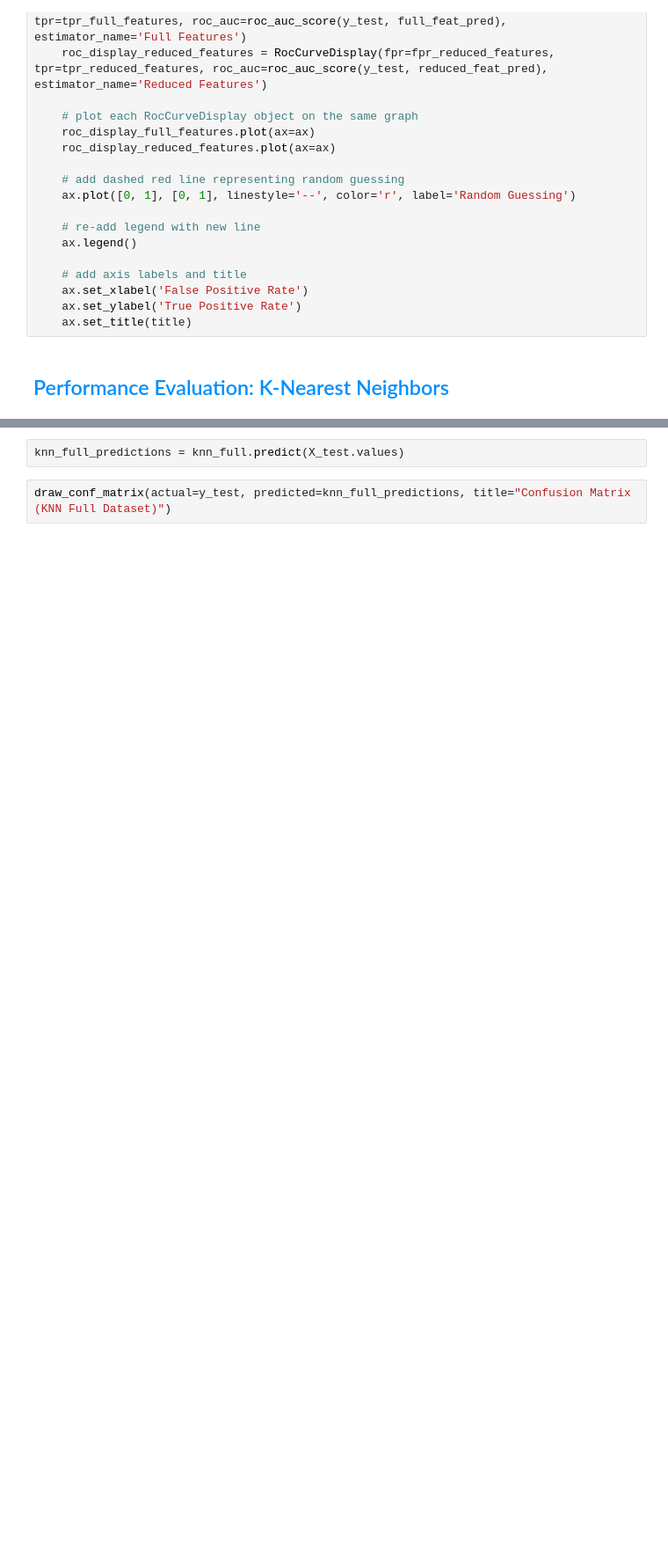
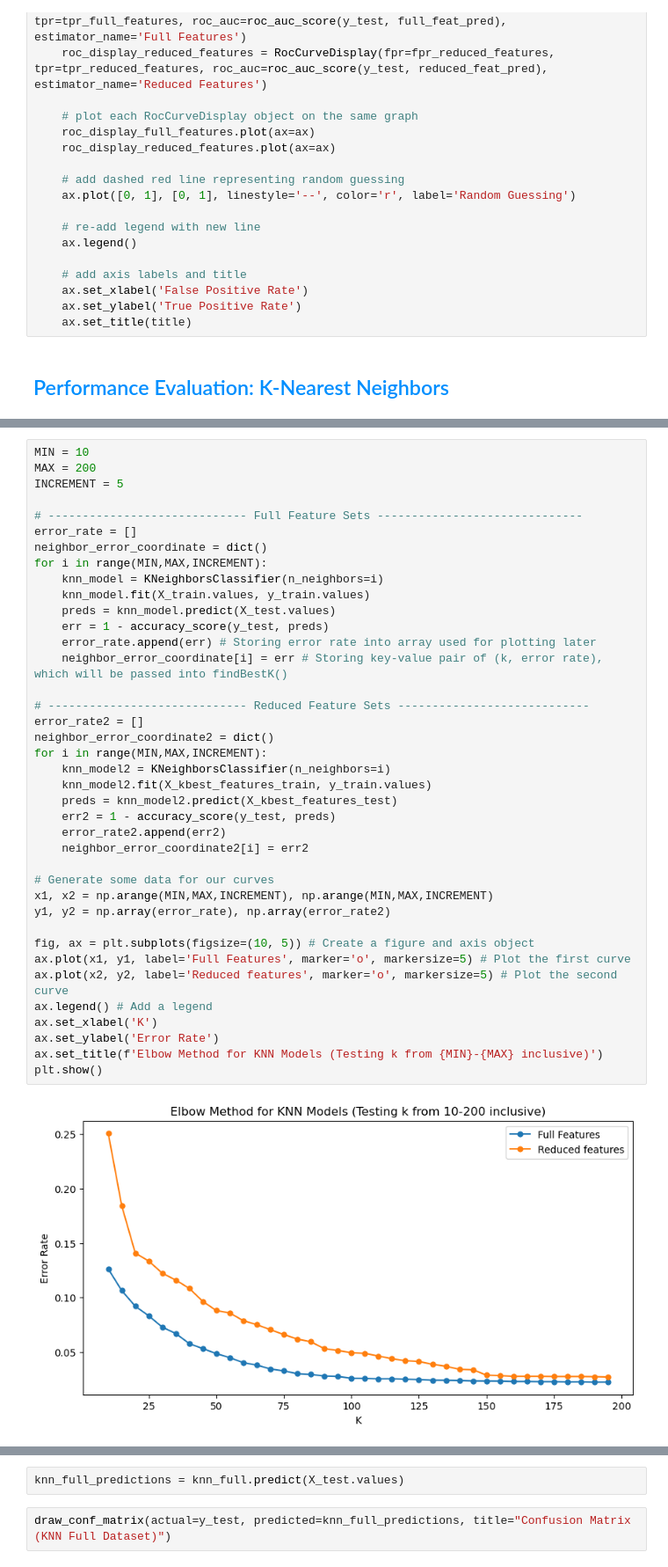
Before and after one commit to JustinBui/CPSC483-URL-Classifier, a Jupyter notebook: 2 - ML Modeling.ipynb, the cells around one changed output, grey strips where cells are left out. Shown at 88% size. Drawn from its saved outputs; the diff is of its cells as text; blank space fills up the shorter version.

Commit message:
Found the best k value

```diff
--- a/2 - ML Modeling.ipynb
+++ b/2 - ML Modeling.ipynb
@@ -492,0 +495,41 @@ def plot_show_auc(full_feat_pred, reduced_feat_pred, y_test, title):
+# %%
+MIN = 10
+MAX = 200
+INCREMENT = 5
+
+# ----------------------------- Full Feature Sets ------------------------------
+error_rate = []
+neighbor_error_coordinate = dict()
+for i in range(MIN,MAX,INCREMENT):
+    knn_model = KNeighborsClassifier(n_neighbors=i)
+    knn_model.fit(X_train.values, y_train.values)
+    preds = knn_model.predict(X_test.values)
+    err = 1 - accuracy_score(y_test, preds)
+    error_rate.append(err) # Storing error rate into array used for plotting later
+    neighbor_error_coordinate[i] = err # Storing key-value pair of (k, error rate), which will be passed into findBestK()
+
+# ----------------------------- Reduced Feature Sets ----------------------------
+error_rate2 = []
+neighbor_error_coordinate2 = dict()
+for i in range(MIN,MAX,INCREMENT):
+    knn_model2 = KNeighborsClassifier(n_neighbors=i)
+    knn_model2.fit(X_kbest_features_train, y_train.values)
+    preds = knn_model2.predict(X_kbest_features_test)
+    err2 = 1 - accuracy_score(y_test, preds)
+    error_rate2.append(err2)
+    neighbor_error_coordinate2[i] = err2
+
+# Generate some data for our curves
+x1, x2 = np.arange(MIN,MAX,INCREMENT), np.arange(MIN,MAX,INCREMENT)
+y1, y2 = np.array(error_rate), np.array(error_rate2)
+
+fig, ax = plt.subplots(figsize=(10, 5)) # Create a figure and axis object
+ax.plot(x1, y1, label='Full Features', marker='o', markersize=5) # Plot the first curve
+ax.plot(x2, y2, label='Reduced features', marker='o', markersize=5) # Plot the second curve
+ax.legend() # Add a legend
+ax.set_xlabel('K')
+ax.set_ylabel('Error Rate')
+ax.set_title(f'Elbow Method for KNN Models (Testing k from {MIN}-{MAX} inclusive)')
+plt.show()
+# %% [output]
+[figure, added]
```
Also changed, not shown: parts of 6 cells of this notebook.
